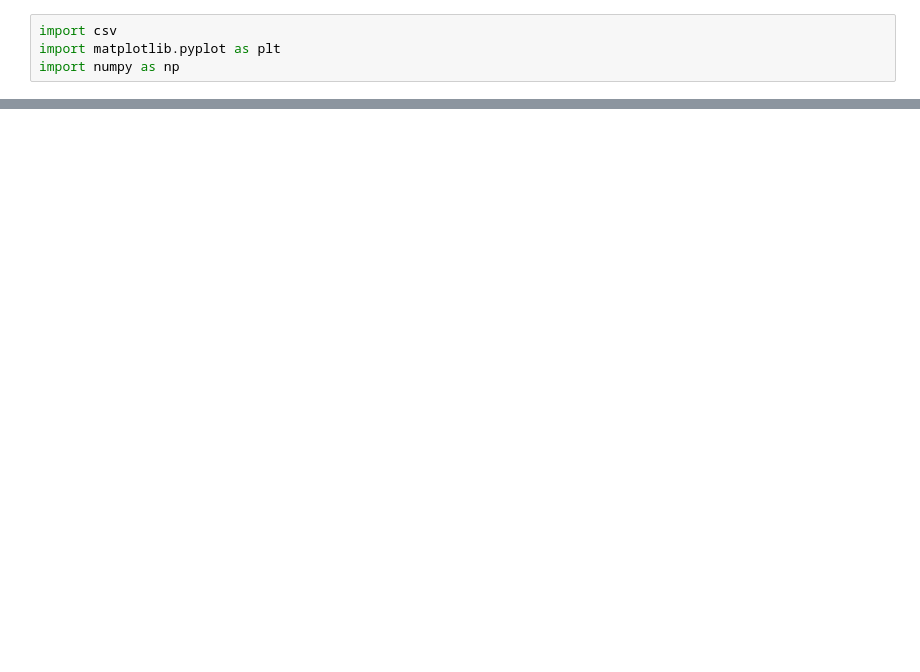
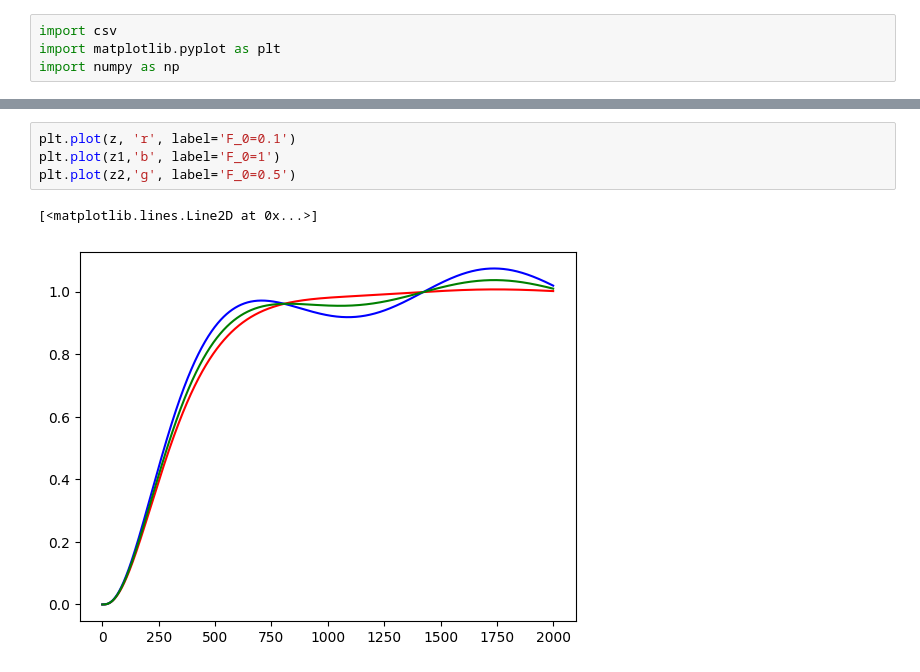
Before and after one commit to gavin-hyl/simple-quad-sim, a Jupyter notebook: data/plots.ipynb, the cells around one changed output, grey strips where cells are left out. Drawn from its saved outputs; the diff is of its cells as text; blank space fills up the shorter version.

```diff
--- a/data/plots.ipynb
+++ b/data/plots.ipynb
@@ -30,0 +34,7 @@ plt.plot(x1, y1, 'b', label='y1')
+# %%
+plt.plot(z, 'r', label='F_0=0.1')
+plt.plot(z1,'b', label='F_0=1')
+plt.plot(z2,'g', label='F_0=0.5')
+# %% [output]
+[<matplotlib.lines.Line2D at 0x...>]
+[figure, added]
```
Also changed, not shown: parts of 1 cell of this notebook, 6 other files.
